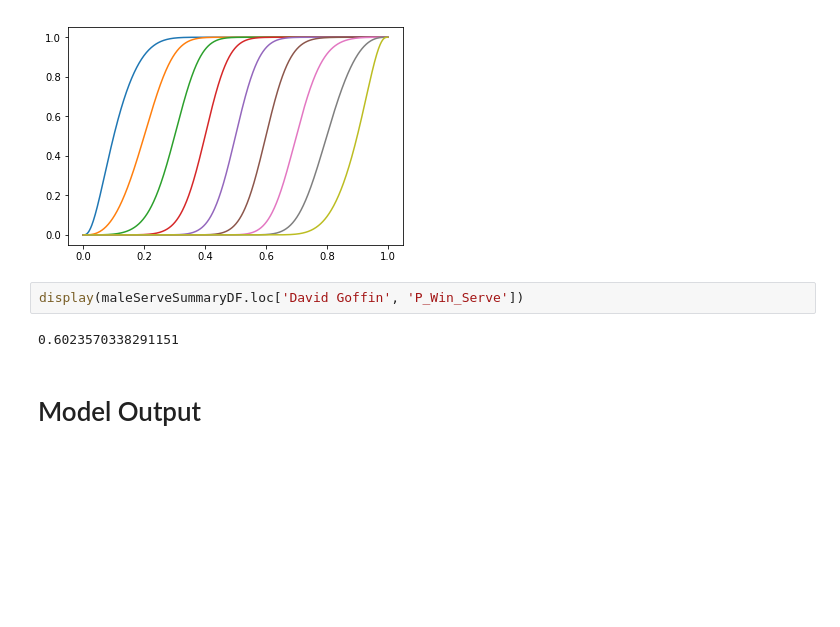
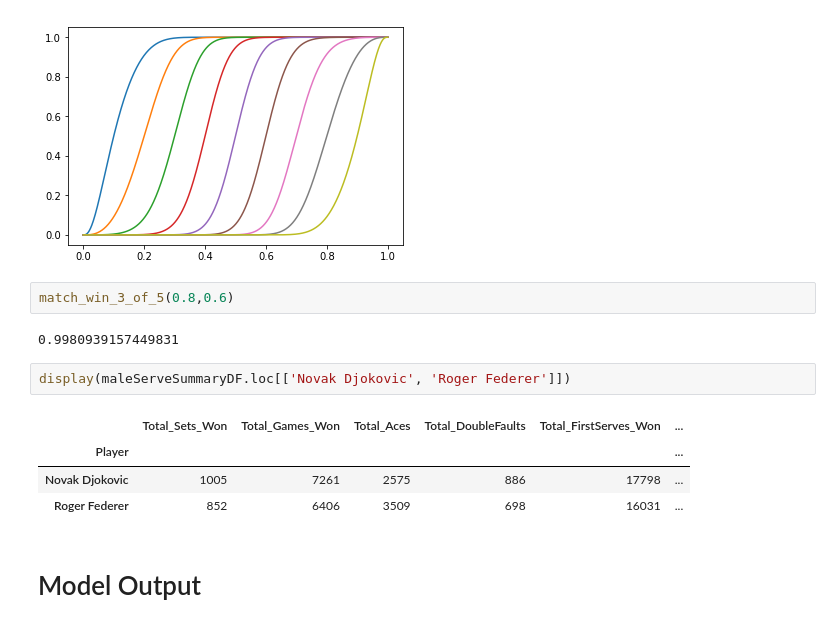
Before and after one commit to Jfbarr/aus_open_datathon_2019, a Jupyter notebook: Workbook.ipynb, the cells around one changed output. Cells and saved outputs as stored; diff of their text form; blank space fills up the shorter version.

```diff
--- a/Workbook.ipynb
+++ b/Workbook.ipynb
@@ -459,10 +459,17 @@ for y in Y:
     plt.plot( X, match_win_3_of_5(X, y))
 # %% [output]
 [figure]
+# %%
+match_win_3_of_5(0.8,0.6)
+# %% [output]
+0.9980939157449831
 # %%
-display(maleServeSummaryDF.loc['David Goffin', 'P_Win_Serve'])
+display(maleServeSummaryDF.loc[['Novak Djokovic', 'Roger Federer']])
 # %% [output]
-0.6023570338291151
+|  | Total_Sets_Won | Total_Games_Won | Total_Aces | Total_DoubleFaults | Total_FirstServes_Won | ... |
+| Player |  |  |  |  |  | ... |
+| Novak Djokovic | 1005 | 7261 | 2575 | 886 | 17798 | ... |
+| Roger Federer | 852 | 6406 | 3509 | 698 | 16031 | ... |
 # %% [markdown]
 # Model Output
 # %%
```
Also changed, not shown: parts of 3 cells of this notebook.
